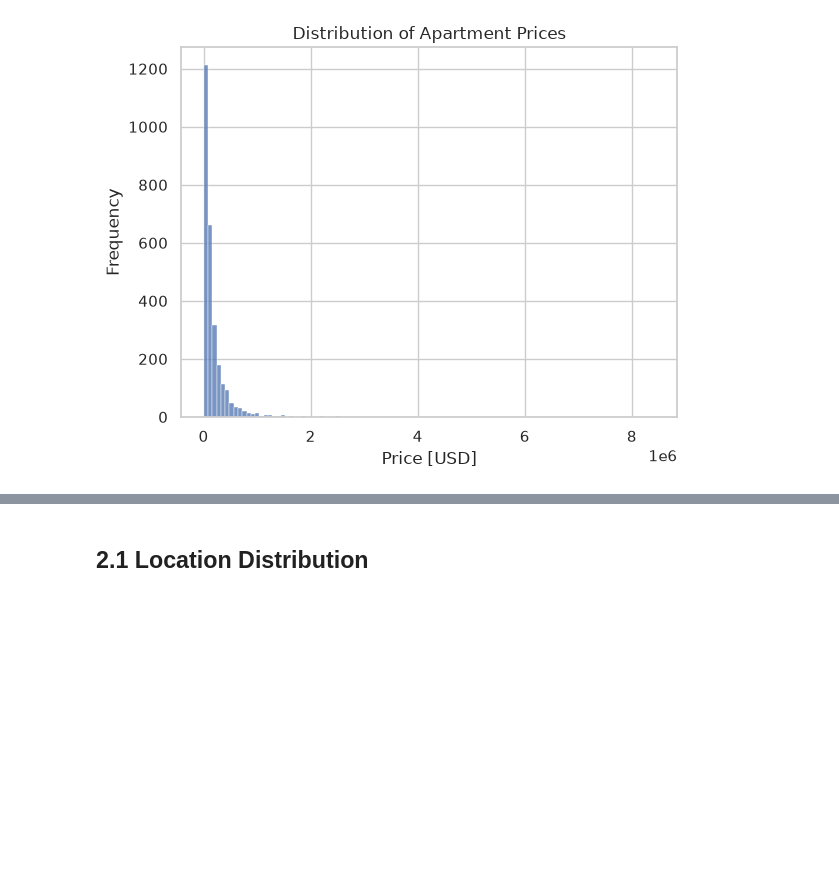
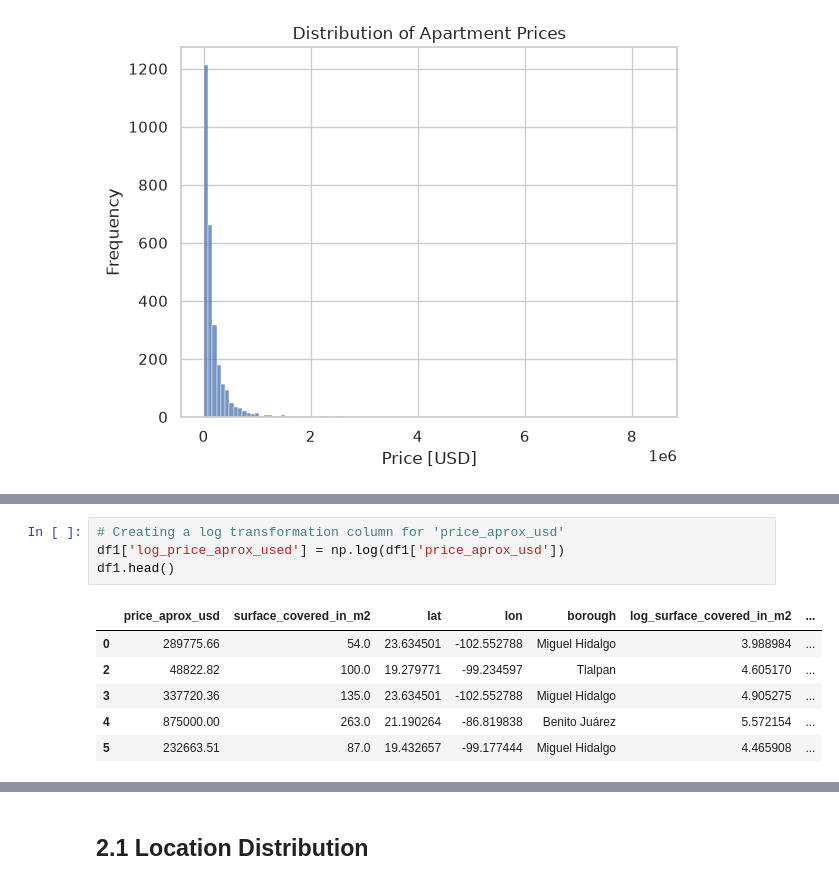
Before and after one commit to DominicNyabuto/Data-Science-Machine-Learning-Projects-, a Jupyter notebook: Project-1/notebook.ipynb, the cells around one changed output, grey strips where cells are left out. Cells and saved outputs as stored; diff of their text form; blank space fills up the shorter version.

```diff
--- a/Project-1/notebook.ipynb
+++ b/Project-1/notebook.ipynb
@@ -426,0 +419,11 @@ In this section, I explore the data via visualization to learn more about the CD
+# %%
+# Creating a log transformation column for 'price_aprox_usd'
+df1['log_price_aprox_used'] = np.log(df1['price_aprox_usd'])
+df1.head()
+# %% [output]
+|  | price_aprox_usd | surface_covered_in_m2 | lat | lon | borough | log_surface_covered_in_m2 | ... |
+| 0 | 289775.66 | 54.0 | 23.634501 | -102.552788 | Miguel Hidalgo | 3.988984 | ... |
+| 2 | 48822.82 | 100.0 | 19.279771 | -99.234597 | Tlalpan | 4.605170 | ... |
+| 3 | 337720.36 | 135.0 | 23.634501 | -102.552788 | Miguel Hidalgo | 4.905275 | ... |
+| 4 | 875000.00 | 263.0 | 21.190264 | -86.819838 | Benito Juárez | 5.572154 | ... |
+| 5 | 232663.51 | 87.0 | 19.432657 | -99.177444 | Miguel Hidalgo | 4.465908 | ... |
```
Also changed, not shown: parts of 18 cells of this notebook.
